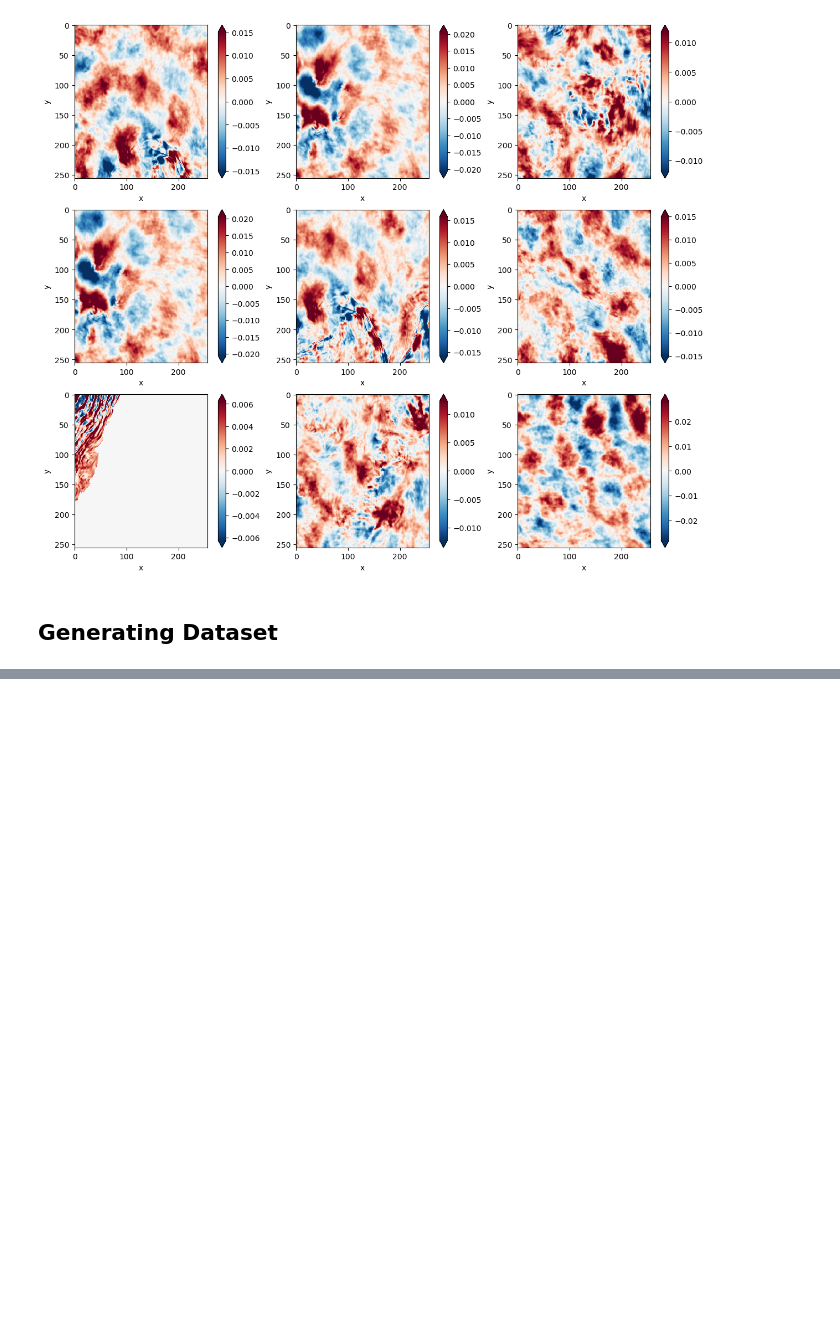
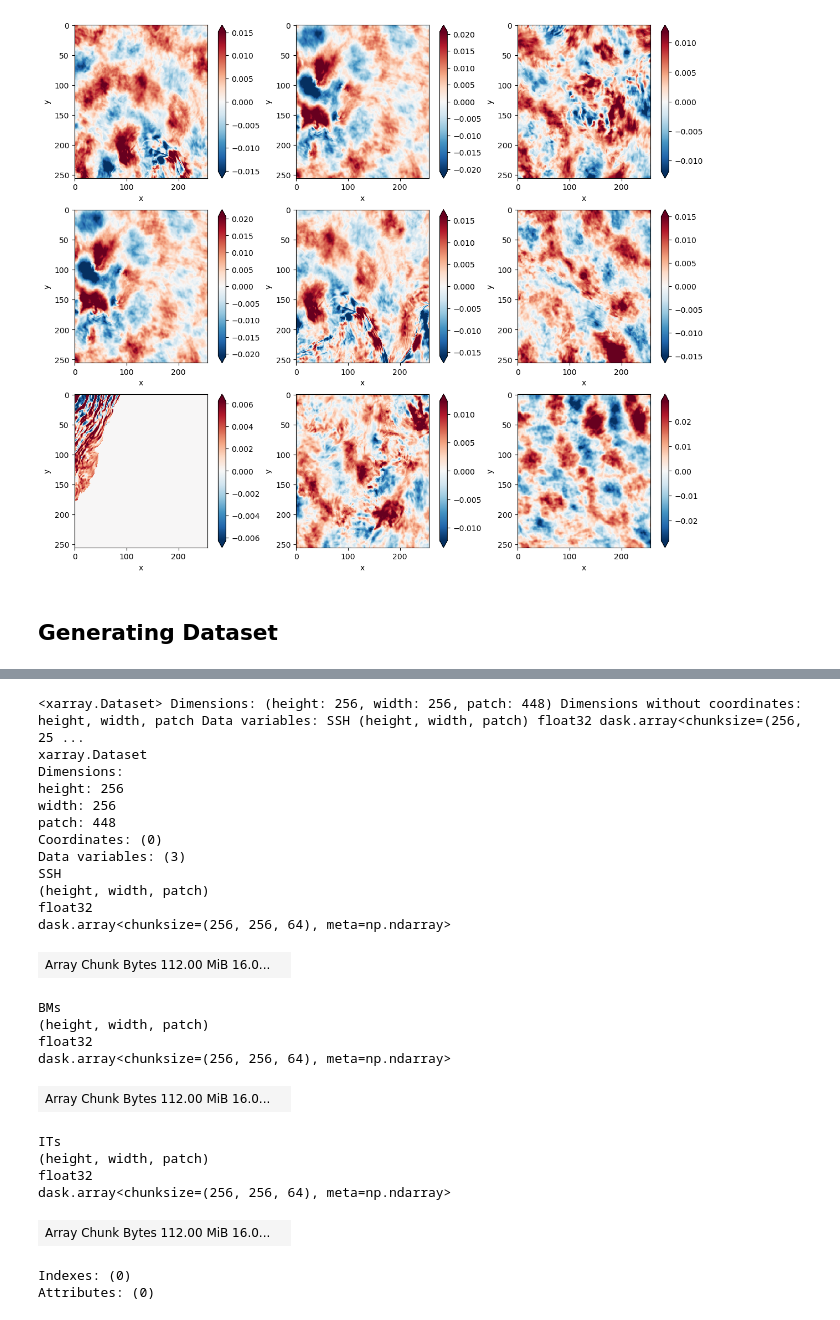
Before and after one commit to smhassanerfani/leap_momentum, a Jupyter notebook: llc4320_agulhas.ipynb, the cells around one changed output, grey strips where cells are left out. Drawn from its saved outputs; the diff is of its cells as text; code cells hidden in the pictures; blank space fills up the shorter version.

```diff
--- a/llc4320_agulhas.ipynb
+++ b/llc4320_agulhas.ipynb
@@ -110,0 +99,34 @@ save_in_bucket(its.compute(), f'{path}/its.npy')
+# %%
+ds = xr.Dataset({
+    'SSH': (["height", "width", "patch"], da.from_array(ssh.values, chunks=(256, 256, 64))),
+    'BMs': (["height", "width", "patch"], da.from_array(bms.values, chunks=(256, 256, 64))),
+    'ITs': (["height", "width", "patch"], da.from_array(its.values, chunks=(256, 256, 64))),
+              },
+)
+ds
+# %% [output]
+<xarray.Dataset> Dimensions: (height: 256, width: 256, patch: 448) Dimensions without coordinates: height, width, patch Data variables: SSH (height, width, patch) float32 dask.array<chunksize=(256, 25 ...
+xarray.Dataset
+Dimensions:
+height: 256
+width: 256
+patch: 448
+Coordinates: (0)
+Data variables: (3)
+SSH
+(height, width, patch)
+float32
+dask.array<chunksize=(256, 256, 64), meta=np.ndarray>
+| Array Chunk Bytes 112.00 MiB 16.0... |  |
+BMs
+(height, width, patch)
+float32
+dask.array<chunksize=(256, 256, 64), meta=np.ndarray>
+| Array Chunk Bytes 112.00 MiB 16.0... |  |
+ITs
+(height, width, patch)
+float32
+dask.array<chunksize=(256, 256, 64), meta=np.ndarray>
+| Array Chunk Bytes 112.00 MiB 16.0... |  |
+Indexes: (0)
+Attributes: (0)
```
Also changed, not shown: parts of 20 cells of this notebook.
